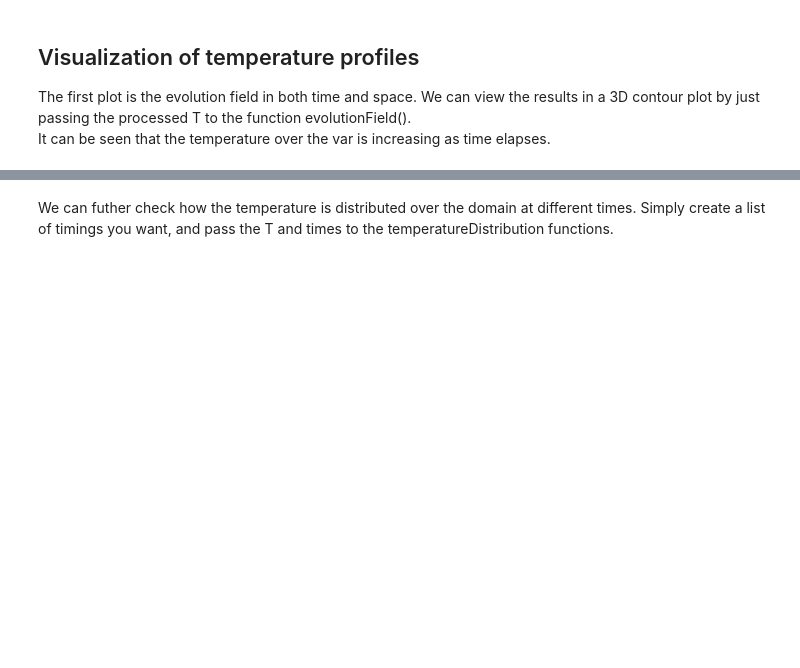
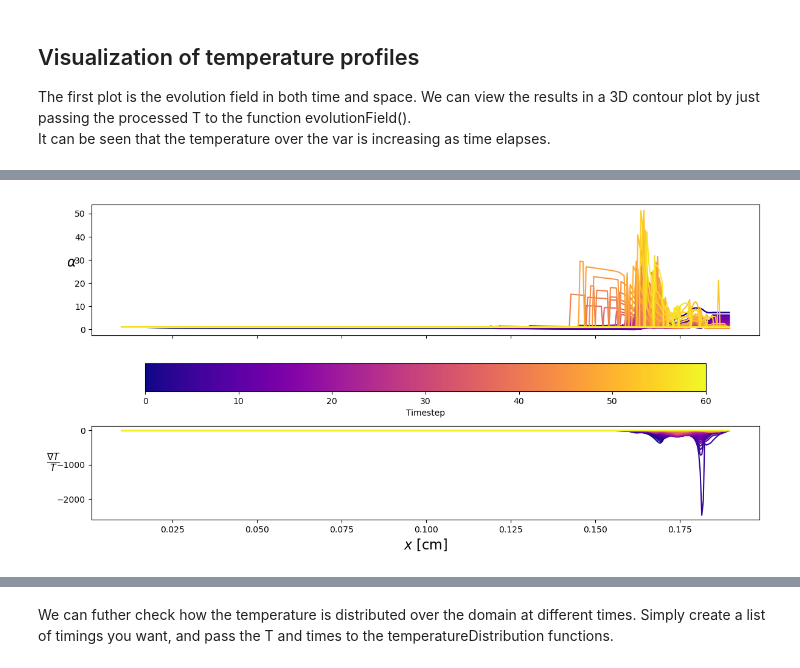
Before and after one commit to Lexmidan/nonloc_heatflux, a Jupyter notebook: PyTorch/time-evolv-heatflux.ipynb, the cells around one changed output, grey strips where cells are left out. Saved outputs shown, nothing was run; the diff lists cells and outputs as text; code cells hidden in the pictures; blank space fills up the shorter version.

```diff
--- a/PyTorch/time-evolv-heatflux.ipynb
+++ b/PyTorch/time-evolv-heatflux.ipynb
@@ -106,3 +119,31 @@ ax[1].plot( alpha3d.index, beta3d[alpha3d.columns[-13]])
+# %%
+import matplotlib.pyplot as plt
+import numpy as np
+import matplotlib.pylab as pl
+#timestep=26
+
+f, ax = plt.subplots(2,1, sharex=True, figsize=(12,6),gridspec_kw={'height_ratios': [2, 1]})
+step=1
+endtime = 60
+leng=len(alpha3d.columns[:endtime:step])
+colors = pl.cm.plasma(np.linspace(0,1,leng+1))
+
+for i, _ in enumerate(alpha3d.columns[:endtime:step]):
+    ax[0].plot( alpha3d.index, alpha3d[alpha3d.columns[i*step]], color = colors[i*step])
+    ax[1].plot( alpha3d.index, np.gradient(np.reshape(T[alpha3d.columns[i*step]], (400)),para['x'].values)/np.reshape(T[alpha3d.columns[i*step]], (400)),color = colors[i*step])
+    #ax[2].plot( alpha3d.index, heatflux3d[alpha3d.columns[i*step]], color = ((i*step)/120, 0, (120-i*step)/120,(120-0.8*i*step)/120))
+ax[0].set_ylabel(r'$\alpha$',rotation=0, fontsize=16)
+
+ax[1].set_ylabel(r'$\frac{\nabla T}{T}$',rotation=0,  fontsize=16)
+ax[1].set_xlabel(r'$x$ [cm]',rotation=0,  fontsize=16)
+colormap= plt.cm.get_cmap('plasma')
+sm=plt.cm.ScalarMappable(cmap=colormap)
+sm.set_clim(vmin=0, vmax=leng)
+
+f.colorbar(sm,ax=ax[0],label="Timestep", orientation="horizontal")
+f.tight_layout(pad=1.0)
+# %% [output]
+[figure, added]
 # %%
 pp.evolutionField(alpha3d)
 # %% [output]
```
Also changed, not shown: parts of 13 cells of this notebook, 4 other files.
